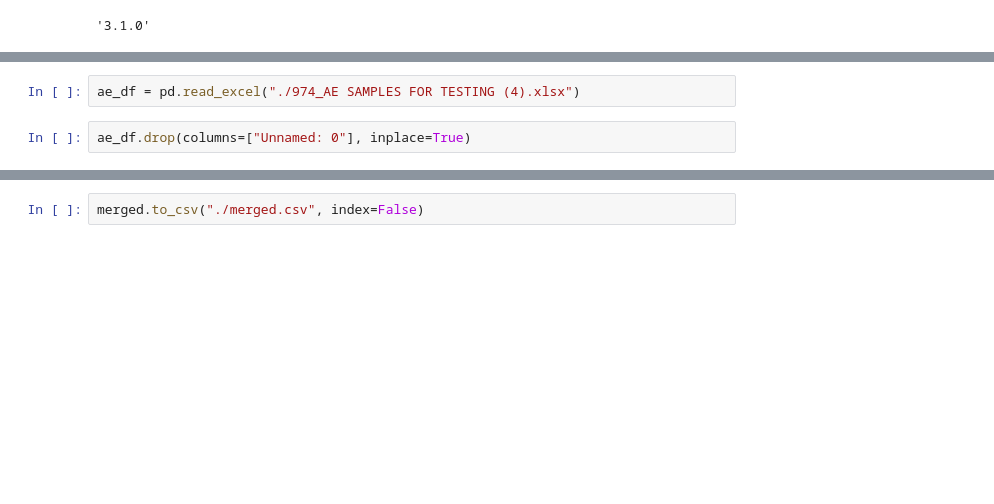
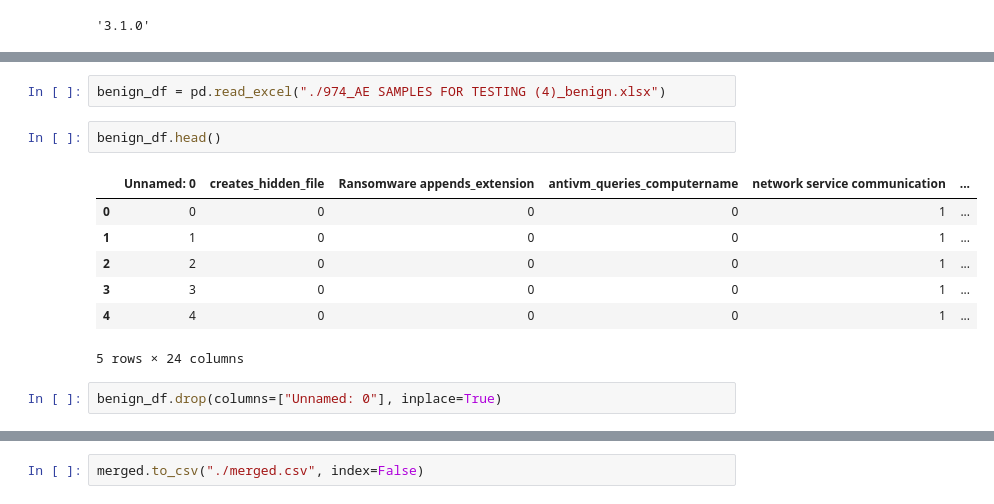
Before and after one commit to deebakkarthi/ga, a Jupyter notebook: pycaret/base.ipynb, the cells around one changed output, grey strips where cells are left out. Drawn from its saved outputs; the diff is of its cells as text; blank space fills up the shorter version.

```diff
--- a/pycaret/base.ipynb
+++ b/pycaret/base.ipynb
@@ -9,5 +35,15 @@ pycaret.__version__
 # %%
-ae_df = pd.read_excel("./974_AE SAMPLES FOR TESTING (4).xlsx")
+benign_df = pd.read_excel("./974_AE SAMPLES FOR TESTING (4)_benign.xlsx")
+# %%
+benign_df.head()
+# %% [output]
+|  | Unnamed: 0 | creates_hidden_file | Ransomware appends_extension | antivm_queries_computername | network service communication | ... |
+| 0 | 0 | 0 | 0 | 0 | 1 | ... |
+| 1 | 1 | 0 | 0 | 0 | 1 | ... |
+| 2 | 2 | 0 | 0 | 0 | 1 | ... |
+| 3 | 3 | 0 | 0 | 0 | 1 | ... |
+| 4 | 4 | 0 | 0 | 0 | 1 | ... |
+5 rows × 24 columns
 # %%
-ae_df.drop(columns=["Unnamed: 0"], inplace=True)
+benign_df.drop(columns=["Unnamed: 0"], inplace=True)
 # %%
```
Also changed, not shown: parts of 23 cells of this notebook, 13 other files.
